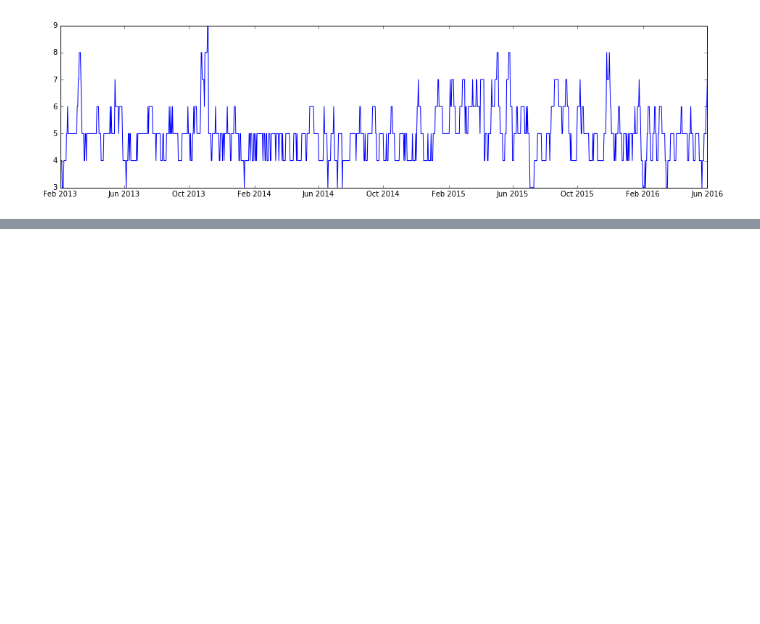
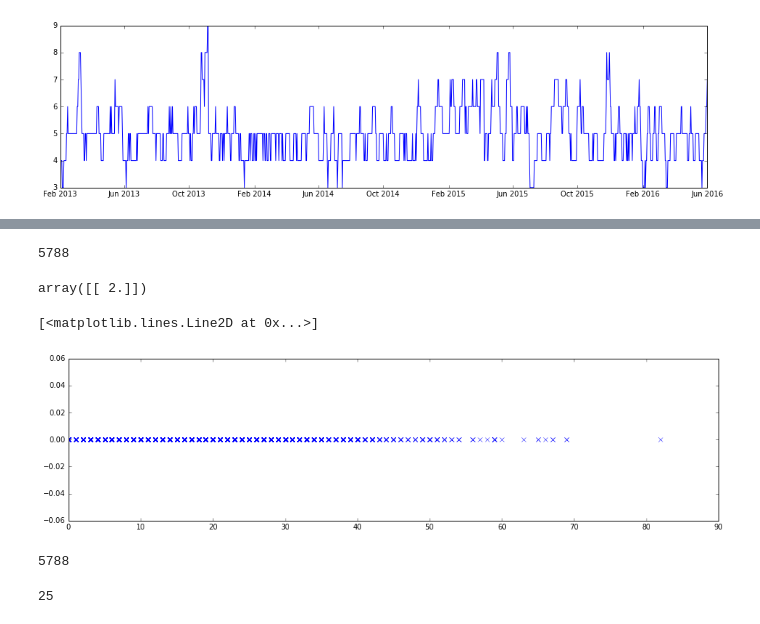
Before and after one commit to inspirehep/invenio-trends, a Jupyter notebook: research/Classification.ipynb, the cells around one changed output, grey strips where cells are left out. Drawn from its saved outputs; the diff is of its cells as text; code cells hidden in the pictures; blank space fills up the shorter version.

```diff
--- a/research/Classification.ipynb
+++ b/research/Classification.ipynb
@@ -176,0 +177,33 @@ higher
+# %%
+mapped = []
+
+for term, _ in terms:
+
+    x, y = terms_by_day(term, start='2015-01-01', end='2015-01-31')
+    tx, ty = terms_by_day(term)
+
+    if not len(y) or len(ty) < 7:
+        continue
+
+    before = x[0].day - 1
+    after = 31 - x[-1].day
+    y = np.append(np.zeros(before), y)
+    y = np.append(y, np.zeros(after))
+
+    ay = sp.signal.convolve(y, [1, 1, 1, 1, 1, 1, 1], mode='valid')
+    aty = sp.signal.convolve(ty, [1, 1, 1, 1, 1, 1, 1], mode='valid')
+
+    tx = tx[3:-3]
+
+    sy = (ay - np.mean(aty)) / np.std(aty)
+    dy = np.digitize(sy, np.linspace(-5, 5, 10))
+
+    ly = [chr(97 + n) for n in dy]
+
+    mapped.append((term, dy))
+# %%
+ref = 5 * np.ones_like(mapped[0][1])
+# %%
+len(mapped)
+# %% [output]
+5788
@@ -176,0 +215,15 @@ higher
+# %%
+metrics.pairwise_distances(v1, v2, metric='manhattan')
+# %% [output]
+array([[ 2.]])
+# %%
+scored = [metrics.pairwise_distances([e], [ref], metric='manhattan')[0] for t, e in mapped]
+# %%
+plt.plot(scored, np.zeros(len(scored)), 'x')
+# %% [output]
+[<matplotlib.lines.Line2D at 0x...>]
+[figure, added]
+# %%
+len(scored)
+# %% [output]
+5788
@@ -176,0 +232,5 @@ higher
+# %%
+X = np.array([e for _, e in mapped])
+len(X[0])
+# %% [output]
+25
```
Also changed, not shown: parts of 29 cells of this notebook.
